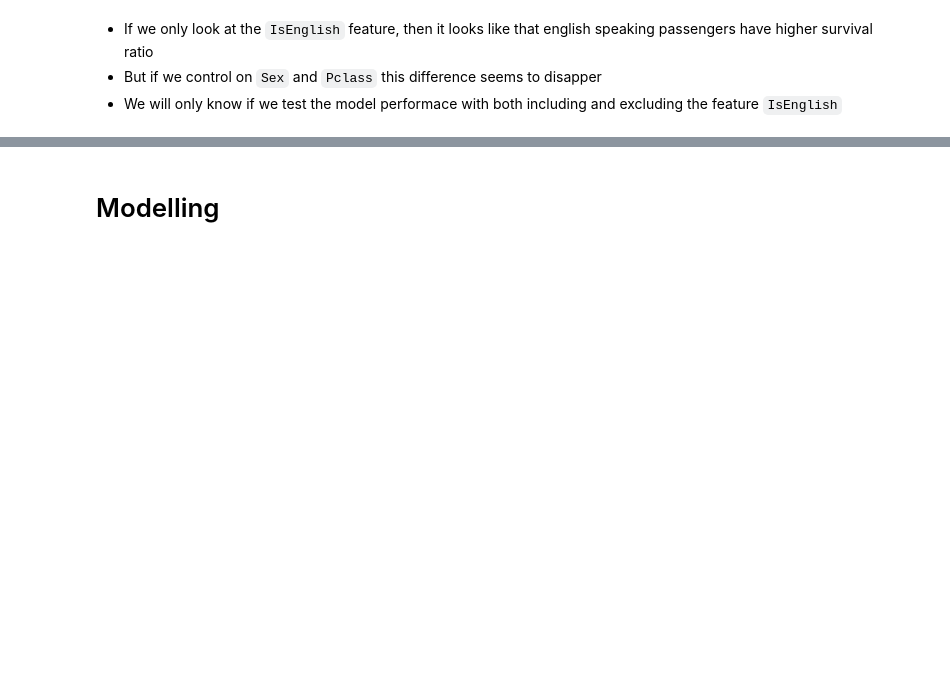
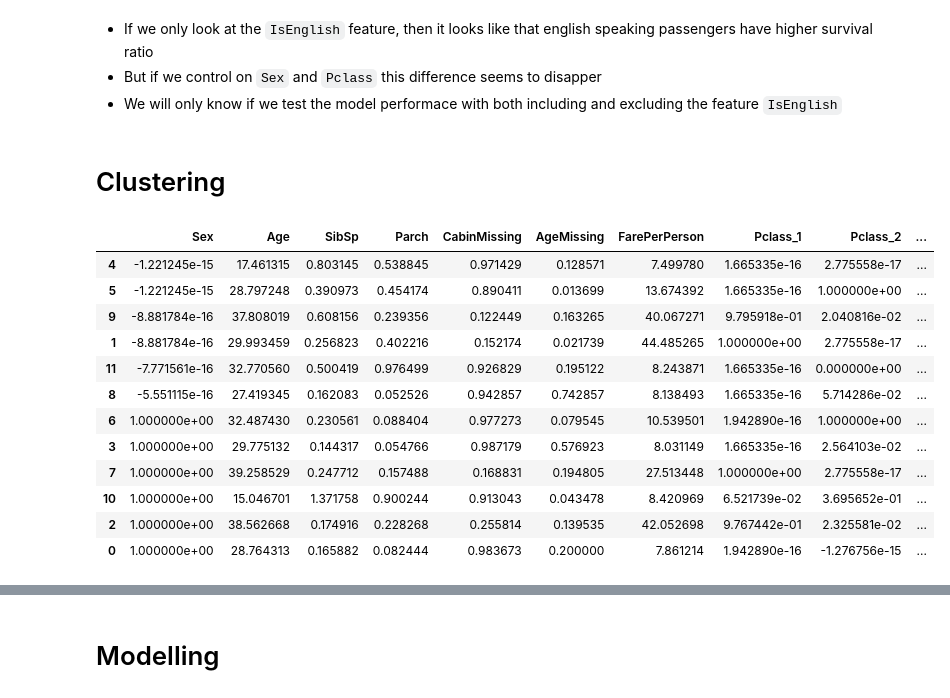
Before and after one commit to gergelyBognar/titanic, a Jupyter notebook: titanic.ipynb, the cells around one changed output, grey strips where cells are left out. Saved outputs shown, nothing was run; the diff lists cells and outputs as text; code cells hidden in the pictures; blank space fills up the shorter version.

```diff
--- a/titanic.ipynb
+++ b/titanic.ipynb
@@ -869,3 +891,5 @@ Chi2 value: 0.2571428571428571 p value: 0.6120898800892569
 * If we only look at the `IsEnglish` feature, then it looks like that english speaking passengers have higher survival ratio
 * But if we control on `Sex` and `Pclass` this difference seems to disapper
 * We will only know if we test the model performace with both including and excluding the feature `IsEnglish`
+# %% [markdown]
+# Clustering
@@ -871,0 +933,27 @@ Chi2 value: 0.2571428571428571 p value: 0.6120898800892569
+# %%
+kmeans = KMeans(n_clusters=12, random_state=0).fit(features_clustering)
+
+cluster_centers = pd.DataFrame(
+    scaler.inverse_transform(kmeans.cluster_centers_)
+)
+cluster_centers.columns = features_clustering.columns
+
+cluster_centers["FarePerPerson"] = np.exp(cluster_centers["FarePerPerson"]) - 1
+cluster_centers["SibSp"] = np.exp(cluster_centers["SibSp"]) - 1
+cluster_centers["Parch"] = np.exp(cluster_centers["Parch"]) - 1
+
+cluster_centers.sort_values(["Sex", "FarePerPerson"])
+# %% [output]
+|  | Sex | Age | SibSp | Parch | CabinMissing | AgeMissing | FarePerPerson | Pclass_1 | Pclass_2 | ... |
+| 4 | -1.221245e-15 | 17.461315 | 0.803145 | 0.538845 | 0.971429 | 0.128571 | 7.499780 | 1.665335e-16 | 2.775558e-17 | ... |
+| 5 | -1.221245e-15 | 28.797248 | 0.390973 | 0.454174 | 0.890411 | 0.013699 | 13.674392 | 1.665335e-16 | 1.000000e+00 | ... |
+| 9 | -8.881784e-16 | 37.808019 | 0.608156 | 0.239356 | 0.122449 | 0.163265 | 40.067271 | 9.795918e-01 | 2.040816e-02 | ... |
+| 1 | -8.881784e-16 | 29.993459 | 0.256823 | 0.402216 | 0.152174 | 0.021739 | 44.485265 | 1.000000e+00 | 2.775558e-17 | ... |
+| 11 | -7.771561e-16 | 32.770560 | 0.500419 | 0.976499 | 0.926829 | 0.195122 | 8.243871 | 1.665335e-16 | 0.000000e+00 | ... |
+| 8 | -5.551115e-16 | 27.419345 | 0.162083 | 0.052526 | 0.942857 | 0.742857 | 8.138493 | 1.665335e-16 | 5.714286e-02 | ... |
+| 6 | 1.000000e+00 | 32.487430 | 0.230561 | 0.088404 | 0.977273 | 0.079545 | 10.539501 | 1.942890e-16 | 1.000000e+00 | ... |
+| 3 | 1.000000e+00 | 29.775132 | 0.144317 | 0.054766 | 0.987179 | 0.576923 | 8.031149 | 1.665335e-16 | 2.564103e-02 | ... |
+| 7 | 1.000000e+00 | 39.258529 | 0.247712 | 0.157488 | 0.168831 | 0.194805 | 27.513448 | 1.000000e+00 | 2.775558e-17 | ... |
+| 10 | 1.000000e+00 | 15.046701 | 1.371758 | 0.900244 | 0.913043 | 0.043478 | 8.420969 | 6.521739e-02 | 3.695652e-01 | ... |
+| 2 | 1.000000e+00 | 38.562668 | 0.174916 | 0.228268 | 0.255814 | 0.139535 | 42.052698 | 9.767442e-01 | 2.325581e-02 | ... |
+| 0 | 1.000000e+00 | 28.764313 | 0.165882 | 0.082444 | 0.983673 | 0.200000 | 7.861214 | 1.942890e-16 | -1.276756e-15 | ... |
```
Also changed, not shown: parts of 7 cells of this notebook.
